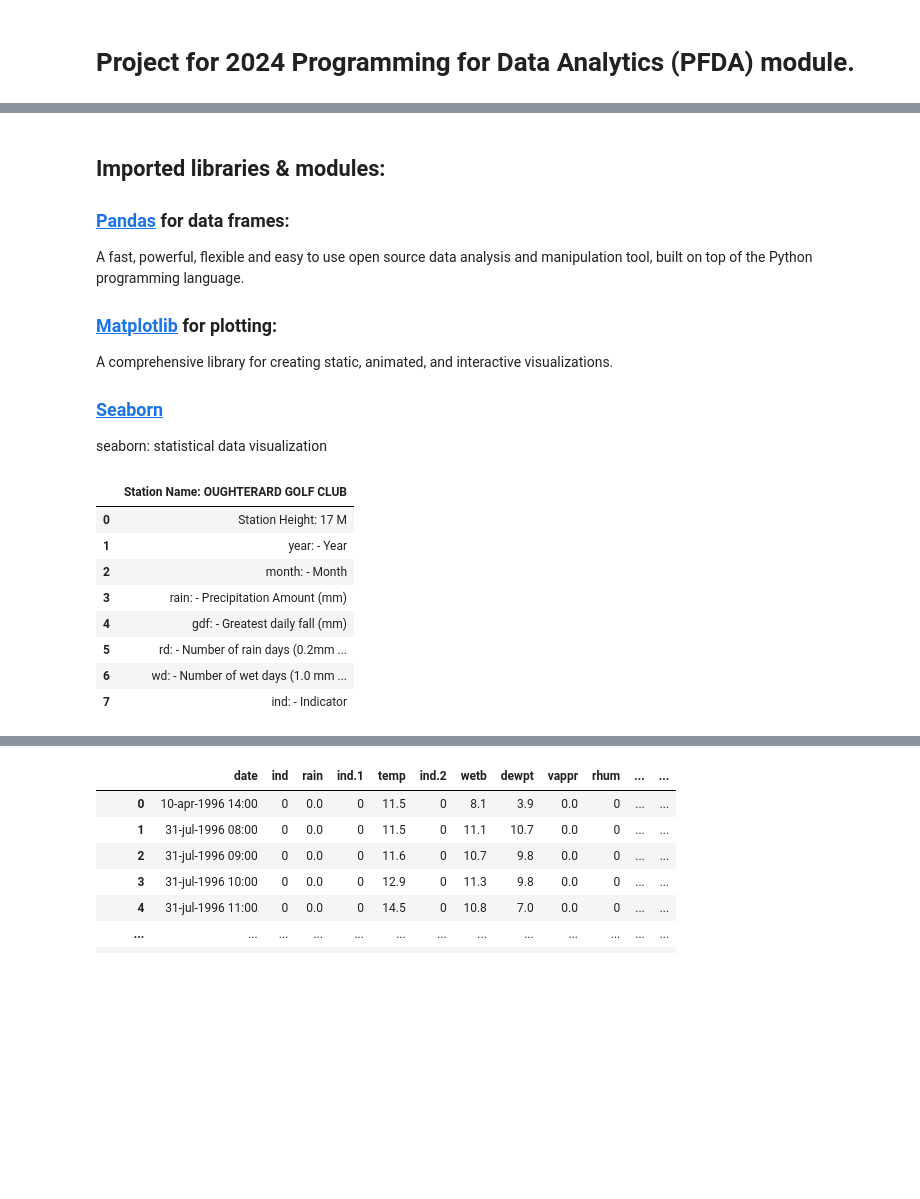
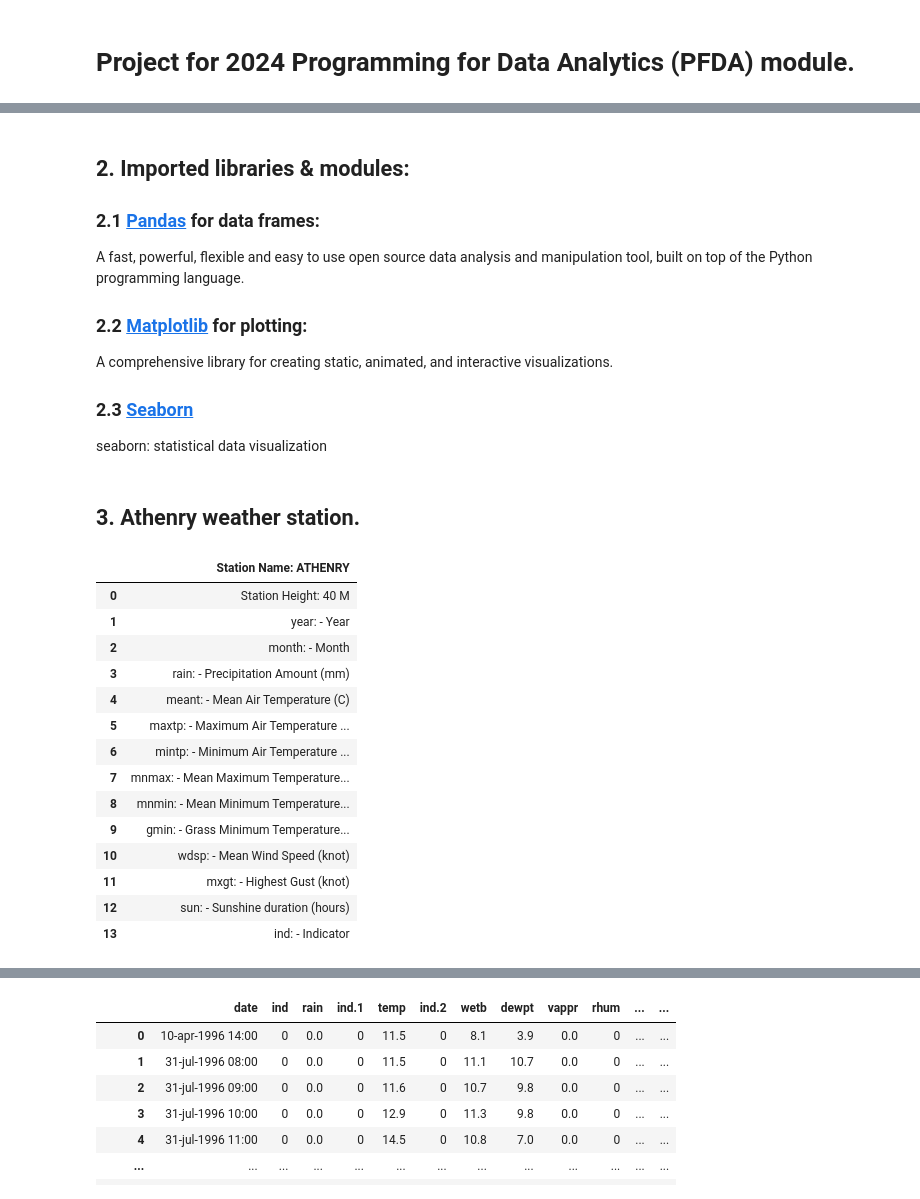
Before and after one commit to MattiDoubleU/PFDA, a Jupyter notebook: Project/Project2024.ipynb, the cells around one changed output, grey strips where cells are left out. Saved outputs shown, nothing was run; the diff lists cells and outputs as text; code cells hidden in the pictures; blank space fills up the shorter version.

```diff
--- a/Project/Project2024.ipynb
+++ b/Project/Project2024.ipynb
@@ -5,31 +8,39 @@
 # %% [markdown]
-## Imported libraries & modules:
+## 2. Imported libraries & modules:
 
-### [Pandas](https://pandas.pydata.org/) for data frames:
+### 2.1 [Pandas](https://pandas.pydata.org/) for data frames:
 A fast, powerful, flexible and easy to use open source data analysis and manipulation tool, built on top of the Python programming language.
-### [Matplotlib](https://matplotlib.org/stable/) for plotting:
+### 2.2 [Matplotlib](https://matplotlib.org/stable/) for plotting:
 A comprehensive library for creating static, animated, and interactive visualizations.
-### [Seaborn](https://seaborn.pydata.org/)
+### 2.3 [Seaborn](https://seaborn.pydata.org/)
 seaborn: statistical data visualization
+# %% [markdown]
+## 3. Athenry weather station.
 # %%
 # Data frames.
 import pandas as pd
 import matplotlib.pyplot as plt
 import matplotlib.dates as mdates
 
 # Load the data set.
-file_path = r"C:\Users\User\ATU\PFDA\Project\mly5427.csv"
+file_path = r"C:\Users\User\ATU\PFDA\Project\mly1875.csv"
 df = pd.read_csv(file_path, on_bad_lines='skip')
 
 df
 # %% [output]
-|  | Station Name: OUGHTERARD GOLF CLUB |
-| 0 | Station Height: 17 M |
+|  | Station Name: ATHENRY |
+| 0 | Station Height: 40 M |
 | 1 | year: - Year |
 | 2 | month: - Month |
 | 3 | rain: - Precipitation Amount (mm) |
-| 4 | gdf: - Greatest daily fall (mm) |
-| 5 | rd: - Number of rain days (0.2mm ... |
-| 6 | wd: - Number of wet days (1.0 mm ... |
-| 7 | ind: - Indicator |
+| 4 | meant: - Mean Air Temperature (C) |
+| 5 | maxtp: - Maximum Air Temperature ... |
+| 6 | mintp: - Minimum Air Temperature ... |
+| 7 | mnmax: - Mean Maximum Temperature... |
+| 8 | mnmin: - Mean Minimum Temperature... |
+| 9 | gmin: - Grass Minimum Temperature... |
+| 10 | wdsp: - Mean Wind Speed (knot) |
+| 11 | mxgt: - Highest Gust (knot) |
+| 12 | sun: - Sunshine duration (hours) |
+| 13 | ind: - Indicator |
 # %%
```
Also changed, not shown: parts of 7 cells of this notebook, 2 other files.
